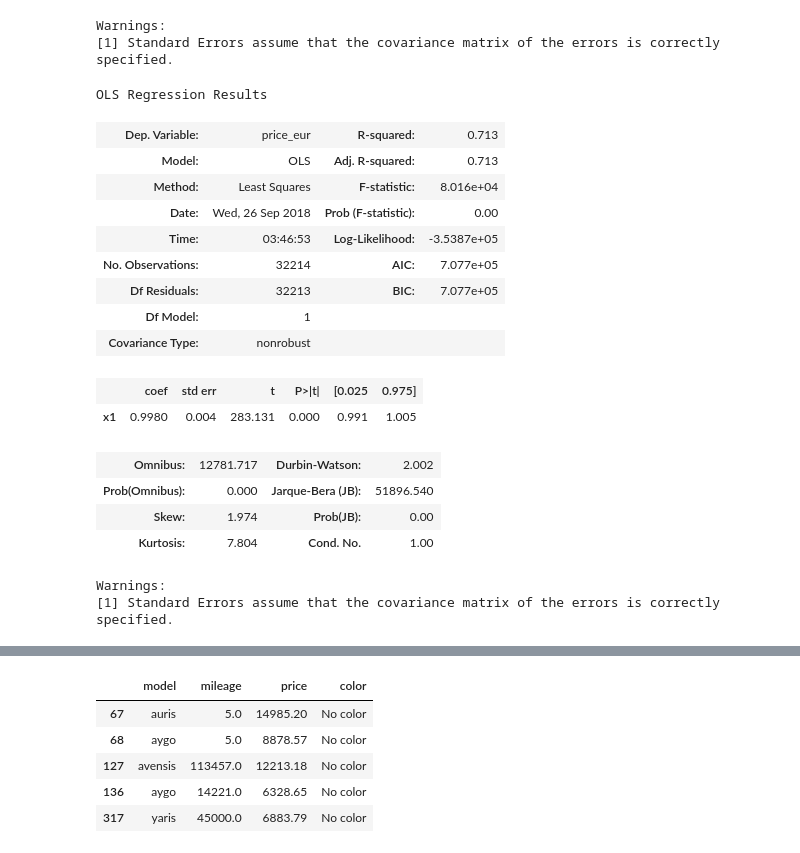
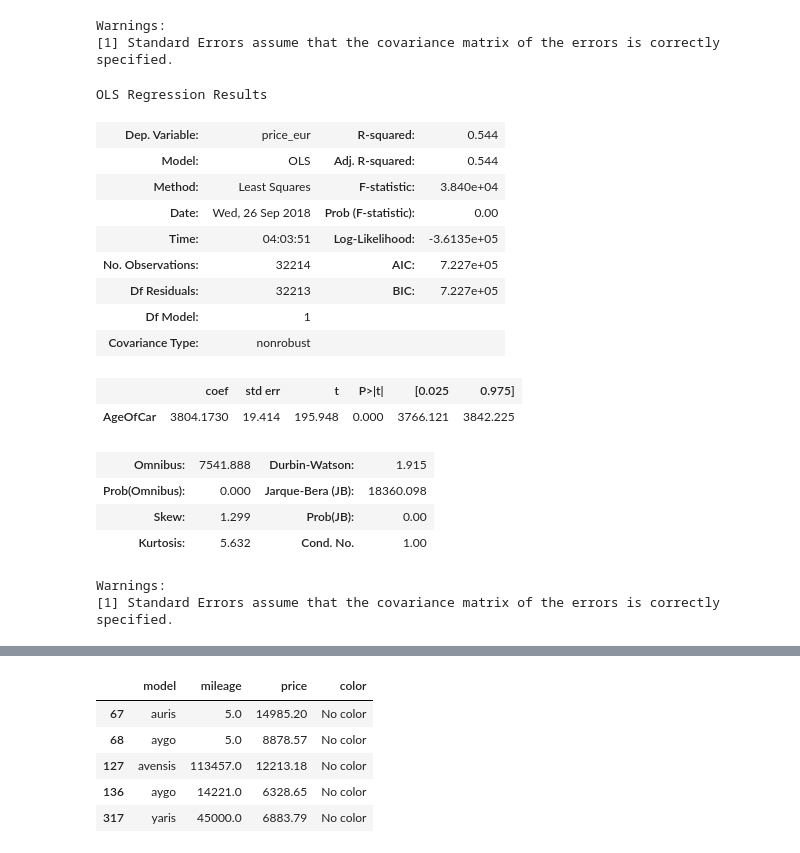
Before and after one commit to Supreethamg/CMPE257_ML, a Jupyter notebook: Linear Regression/cars_analysis_assignment_3.ipynb, the cells around one changed output, grey strips where cells are left out. Drawn from its saved outputs; the diff is of its cells as text; code cells hidden in the pictures.

```diff
--- a/Linear Regression/cars_analysis_assignment_3.ipynb
+++ b/Linear Regression/cars_analysis_assignment_3.ipynb
@@ -288,35 +288,35 @@ Warnings:
 # %%
 #Predicts the car price using  age of car and price.
 np.random.seed(1)
 df_standard = data1_subset_cleaned[['AgeOfCar', 'price_eur']]
 
 lm  = LinearRegression()
 X = data1_subset_cleaned[['AgeOfCar']]
 Y = data1_subset_cleaned['price_eur']
 X_train, X_test, Y_train, Y_test  = train_test_split(X, Y , test_size = 0.3)
 lm.fit(X_train, Y_train)
 Y_pred = lm.predict(X_test)
 
-model = sm.OLS(Y_test,Y_pred)
+model = sm.OLS(Y_test,X_test)
 result = model.fit()
 result.summary()
 # %% [output]
 OLS Regression Results
-| Dep. Variable: | price_eur | R-squared: | 0.713 |
-| Model: | OLS | Adj. R-squared: | 0.713 |
-| Method: | Least Squares | F-statistic: | 8.016e+04 |
+| Dep. Variable: | price_eur | R-squared: | 0.544 |
+| Model: | OLS | Adj. R-squared: | 0.544 |
+| Method: | Least Squares | F-statistic: | 3.840e+04 |
 | Date: | Wed, 26 Sep 2018 | Prob (F-statistic): | 0.00 |
-| Time: | 03:46:53 | Log-Likelihood: | -3.5387e+05 |
-| No. Observations: | 32214 | AIC: | 7.077e+05 |
-| Df Residuals: | 32213 | BIC: | 7.077e+05 |
+| Time: | 04:03:51 | Log-Likelihood: | -3.6135e+05 |
+| No. Observations: | 32214 | AIC: | 7.227e+05 |
+| Df Residuals: | 32213 | BIC: | 7.227e+05 |
 | Df Model: | 1 |  |  |
 | Covariance Type: | nonrobust |  |  |
 |  | coef | std err | t | P>|t| | [0.025 | 0.975] |
-| x1 | 0.9980 | 0.004 | 283.131 | 0.000 | 0.991 | 1.005 |
+| AgeOfCar | 3804.1730 | 19.414 | 195.948 | 0.000 | 3766.121 | 3842.225 |
-| Omnibus: | 12781.717 | Durbin-Watson: | 2.002 |
-| Prob(Omnibus): | 0.000 | Jarque-Bera (JB): | 51896.540 |
-| Skew: | 1.974 | Prob(JB): | 0.00 |
-| Kurtosis: | 7.804 | Cond. No. | 1.00 |
+| Omnibus: | 7541.888 | Durbin-Watson: | 1.915 |
+| Prob(Omnibus): | 0.000 | Jarque-Bera (JB): | 18360.098 |
+| Skew: | 1.299 | Prob(JB): | 0.00 |
+| Kurtosis: | 5.632 | Cond. No. | 1.00 |
 Warnings:
 [1] Standard Errors assume that the covariance matrix of the errors is correctly specified.
 # %%
```
Also changed, not shown: parts of 3 cells of this notebook.
